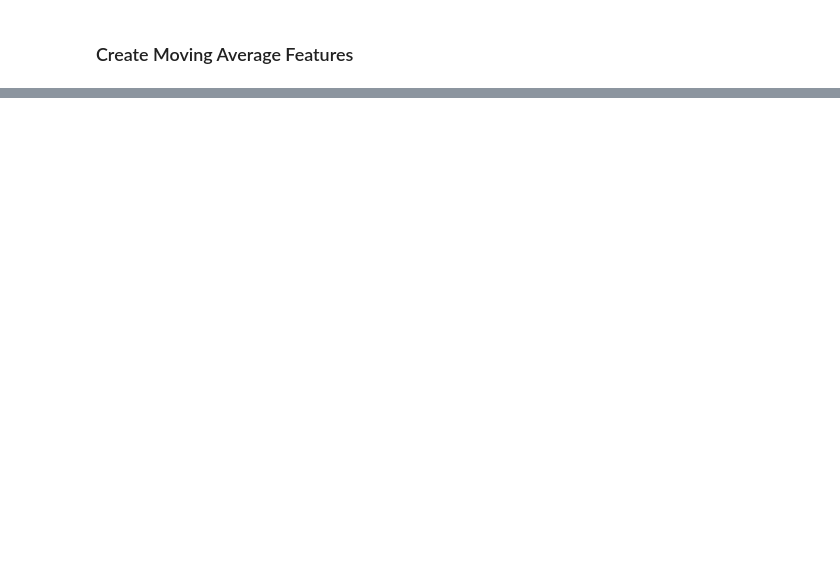
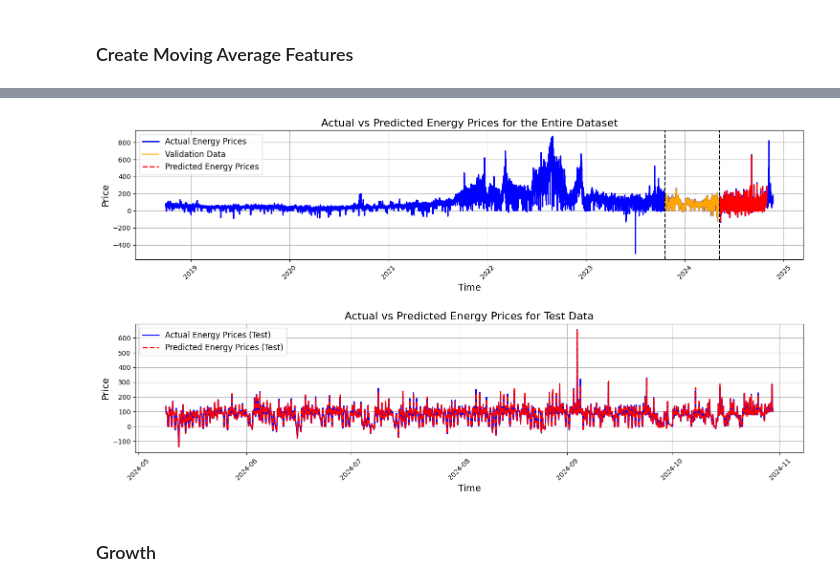
Before and after one commit to YukaNakamoto/LSDI-Project-, a Jupyter notebook: models/Prophet/The_Prophet_Optimization_df.ipynb, the cells around one changed output, grey strips where cells are left out. Cells and saved outputs as stored; diff of their text form; code cells hidden in the pictures; blank space fills up the shorter version.

```diff
--- a/models/Prophet/The_Prophet_Optimization_df.ipynb
+++ b/models/Prophet/The_Prophet_Optimization_df.ipynb
@@ -225,23 +238,23 @@ model.add_regressor('ma_1_days')
 model.add_regressor('ma_7_days')
 
 
-model.add_regressor('Biomass')
-model.add_regressor('Hard Coal')
+# model.add_regressor('Biomass')
+# model.add_regressor('Hard Coal')
 model.add_regressor('Hydro')
 # model.add_regressor('Lignite')
 # model.add_regressor('Natural Gas')
-model.add_regressor('Nuclear')
+# model.add_regressor('Nuclear')
 # model.add_regressor('Other')
 model.add_regressor('Pumped storage generation')
 model.add_regressor('Solar')
-model.add_regressor('Wind offshore')
+# model.add_regressor('Wind offshore')
 model.add_regressor('Wind onshore')
 
 # Add regressors for the provided columns
 model.add_regressor('temperature_2m')
 model.add_regressor('Precipitation (rain/snow)')
-model.add_regressor('wind_speed_100m')
-# model.add_regressor('direct_radiation')
+# model.add_regressor('wind_speed_100m')
+model.add_regressor('direct_radiation')
 
 # model.add_regressor('ma_10_hours')
 # model.add_regressor('ma_11_hours')
@@ -266,11 +279,12 @@ forecast = model.predict(future)
 
 results_df = forecast.merge(test_data, on='ds', how='left')
 
-# Calculate RMSE
+
+# RMSE - MAE
 mae = mean_absolute_error(results_df['y'], results_df['yhat'])
-print(f"Mean Absolute Error (MAE): {mae:.2f}")
-
 mse = mean_squared_error(results_df['y'], results_df['yhat'])
 rmse = np.sqrt(mse)
+
+print(f"Mean Absolute Error (MAE): {mae:.2f}")
 print(f"Root Mean Squared Error (RMSE): {rmse:.2f}")
 # %% [output]
@@ -492,0 +295,34 @@ KeyboardInterrupt:
+# %%
+plt.figure(figsize=(18, 14))
+
+# 1st Plot: Actual and predicted values for the entire dataset (training + test)
+plt.subplot(3, 1, 1)
+plt.plot(energy_data['ds'], energy_data['y'], label='Actual Energy Prices', color='blue', linewidth=2)
+plt.plot(validation_data['ds'], validation_data['y'], label='Validation Data', color='orange')
+plt.plot(results_df['ds'], results_df['yhat'], label='Predicted Energy Prices', color='red', linestyle='dashed', linewidth=2)
+plt.title("Actual vs Predicted Energy Prices for the Entire Dataset", fontsize=16)
+plt.xlabel("Time", fontsize=14)
+plt.ylabel("Price", fontsize=14)
+plt.xticks(rotation=45)
+plt.legend(loc='upper left', fontsize=12)
+plt.grid(True)
+
+# Add vertical lines to separate train, validation, and test data
+plt.axvline(x=train_data['ds'].iloc[-1], color='black',  linestyle='--')
+plt.axvline(x=validation_data['ds'].iloc[-1], color='black', linestyle='--')
+
+plt.subplots_adjust(hspace=0.5)
+# 2nd Plot: Actual and predicted values for only the test data
+plt.subplot(3, 1, 2)
+plt.plot(test_data['ds'], test_data['y'], label='Actual Energy Prices (Test)', color='blue', linewidth=2)
+plt.plot(results_df['ds'], results_df['yhat'], label='Predicted Energy Prices (Test)', color='red', linestyle='dashed', linewidth=2)
+plt.title("Actual vs Predicted Energy Prices for Test Data", fontsize=16)
+plt.xlabel("Time", fontsize=14)
+plt.ylabel("Price", fontsize=14)
+plt.xticks(rotation=45)
+plt.legend(loc='upper left', fontsize=12)
+plt.grid(True)
+# %% [output]
+[figure, added]
+# %% [markdown]
+### Growth
```
Also changed, not shown: parts of 17 cells of this notebook.
